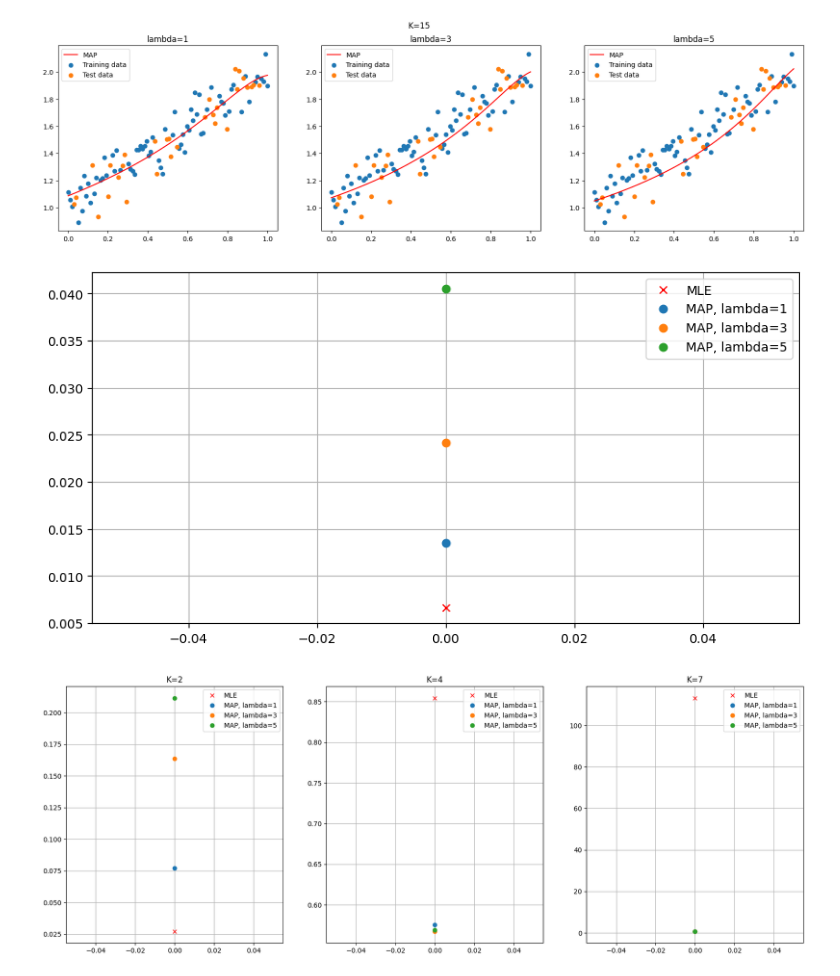
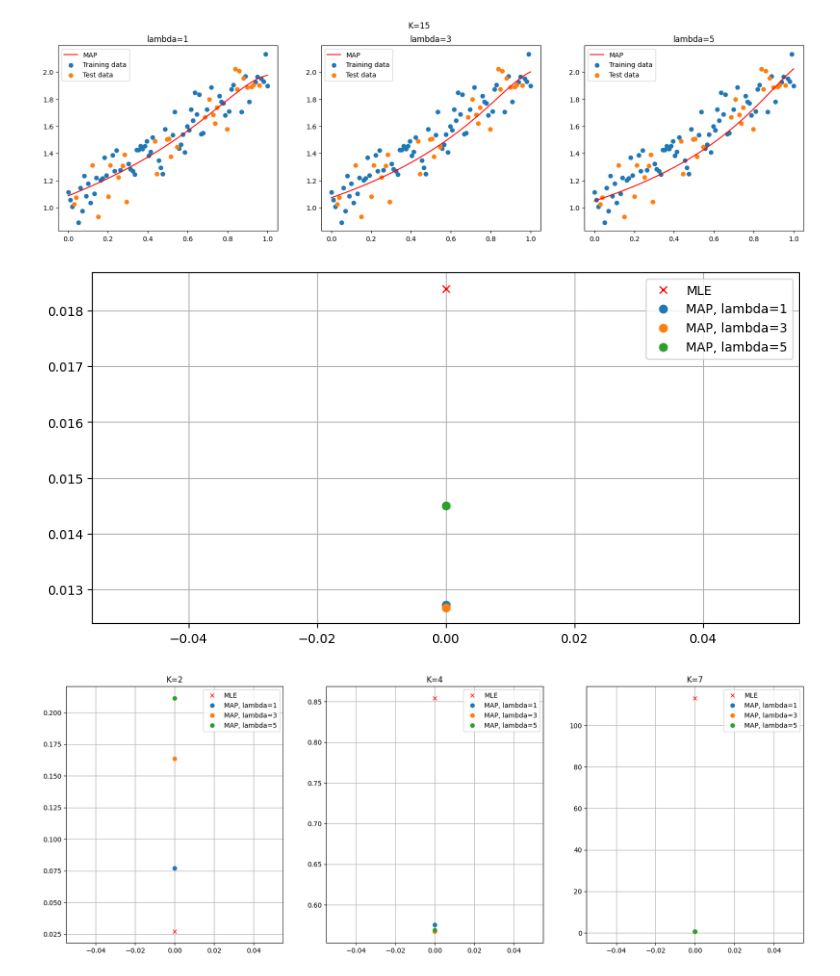
Before and after one commit to AndreaZecca/Statistical-and-Mathematical-Methods-for-AI, a Jupyter notebook: Homework4/Homework4.ipynb, the cells around one changed output. Saved outputs shown, nothing was run; the diff lists cells and outputs as text; code cells hidden in the pictures.

```diff
--- a/Homework4/Homework4.ipynb
+++ b/Homework4/Homework4.ipynb
@@ -233,25 +233,25 @@ for i in range(len(k_vector_map)):
 # %%
 K_bigger = 70
 l = [1, 3, 5]
 
 
 
-theta_mle_bigger = MLE((X_test, Y_test), K_bigger, "NE")
-thetas_map_bigger = [MAP((X_test, Y_test), K_bigger, i, "NE") for i in l]
+theta_mle_bigger = MLE((X_train, Y_train), K_bigger, "NE")
+thetas_map_bigger = [MAP((X_train, Y_train), K_bigger, i, "NE") for i in l]
 
 mle_error = error(theta_mle_bigger, (X_test, Y_test))
 map_errors = [error(theta, (X_test, Y_test)) for theta in thetas_map_bigger]
 
 legend = ["MLE"] + [f"MAP, lambda={i}" for i in l]
 
 plt.figure(figsize = (10, 5))
 plt.plot(mle_error, 'xr')
 for i in range(len(l)):
     plt.plot(map_errors[i], 'o')
 plt.legend(legend)
 plt.grid()
 # %% [output]
-[figure, old version]
+[figure, new version]
 # %%
 def theta_error(theta, k):
     theta_true = np.ones(k)
```
